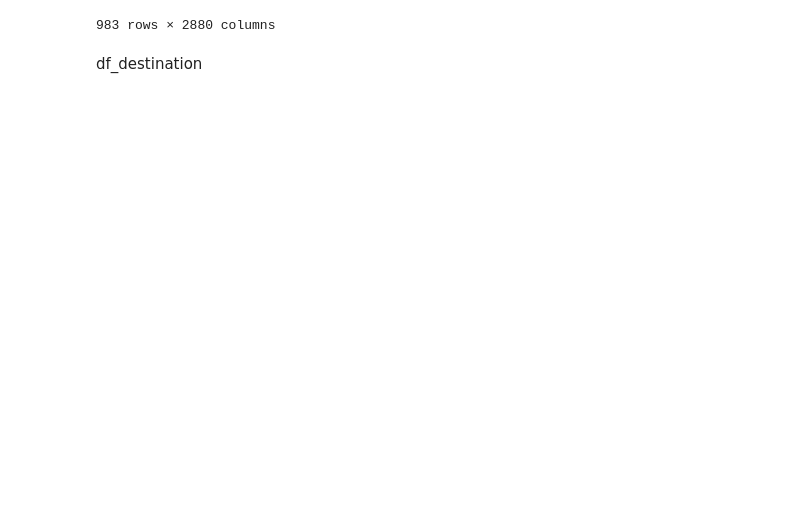
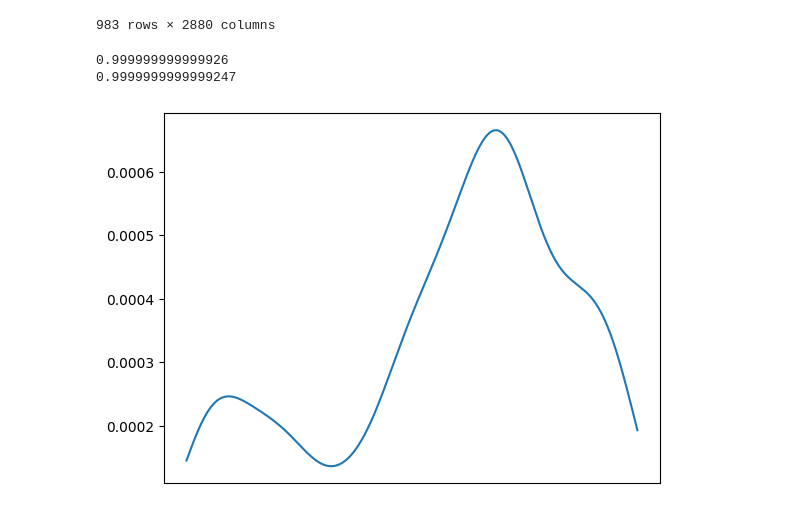
Before and after one commit to yiyansun/msc_dissertation_casa, a Jupyter notebook: datacleaning.ipynb, the cells around one changed output. Saved outputs shown, nothing was run; the diff lists cells and outputs as text; code cells hidden in the pictures; blank space fills up the shorter version.

```diff
--- a/datacleaning.ipynb
+++ b/datacleaning.ipynb
@@ -20,5 +20,6 @@ warnings.filterwarnings('ignore')
 # %%
-df = feather.read_dataframe("data/2021-10_odt.feather")
+# read feather data
+df = pd.read_feather('data/2021-10_odt.feather')
 # %%
 df['start_time'] = pd.to_datetime(df['start_time'])
 df['end_time'] = pd.to_datetime(df['end_time'])
@@ -30,3 +30,15 @@ oa_london = oa_london.to_crs("EPSG:27700")
+# %%
+oa_london = gpd.read_file("data/statistical-gis-boundaries-london/ESRI/OA_2011_London_gen_MHW.shp")
+oa_london = oa_london.to_crs(epsg=27700)
+
+ward_shp = gpd.read_file("data/statistical-gis-boundaries-london/ESRI/London_Ward.shp")
+ward_shp = ward_shp.to_crs(epsg=27700)
+
+borough_shp = gpd.read_file("data/statistical-gis-boundaries-london/ESRI/London_Borough_Excluding_MHW.shp")
+borough_shp = borough_shp.to_crs(epsg=27700)
+
+msoa_shp = gpd.read_file("data/statistical-gis-boundaries-london/ESRI/MSOA_2011_London_gen_MHW.shp")
+msoa_shp = msoa_shp.to_crs(epsg=27700)
 # %%
 oa_london_df = pd.DataFrame(oa_london)
 
@@ -124,5 +171,3 @@ MSOA_origin_PDFs
 | E02000432 | 0.000195 | 0.000196 | 0.000196 | 0.000197 | 0.000197 | 0.000198 | 0.000198 | 0.000199 | 0.000199 | 0.000200 | ... | ... |
 | E02000347 | 0.000028 | 0.000028 | 0.000028 | 0.000028 | 0.000028 | 0.000028 | 0.000029 | 0.000029 | 0.000029 | 0.000029 | ... | ... |
 983 rows × 2880 columns
-# %% [markdown]
-df_destination
@@ -128,0 +176,22 @@ df_destination
+# %%
+#read the MSOA_origin_PDFs.csv from file
+MSOA_origin_PDFs_raw = pd.read_csv('output/MSOA_origin_PDFs.csv', index_col=0)
+# %%
+# normalize each row in the MSOA_origin_PDFs
+MSOA_origin_PDFs = MSOA_origin_PDFs_raw.div(MSOA_origin_PDFs.sum(axis=1), axis=0)
+# %%
+# calculate the sum of first row in the MSOA_origin_PDFs
+print(MSOA_origin_PDFs.iloc[0].sum())
+print(MSOA_origin_PDFs.iloc[1].sum())
+# %% [output]
+0.999999999999926
+0.9999999999999247
+# %%
+# plot E02000977 in MSOA_origin_PDFs
+plt.plot(MSOA_origin_PDFs.loc['E02000977'])
+# hide the x-axis and its label
+plt.xticks([])
+
+plt.show()
+# %% [output]
+[figure, added]
```
Also changed, not shown: parts of 39 cells of this notebook, 1 other file.
